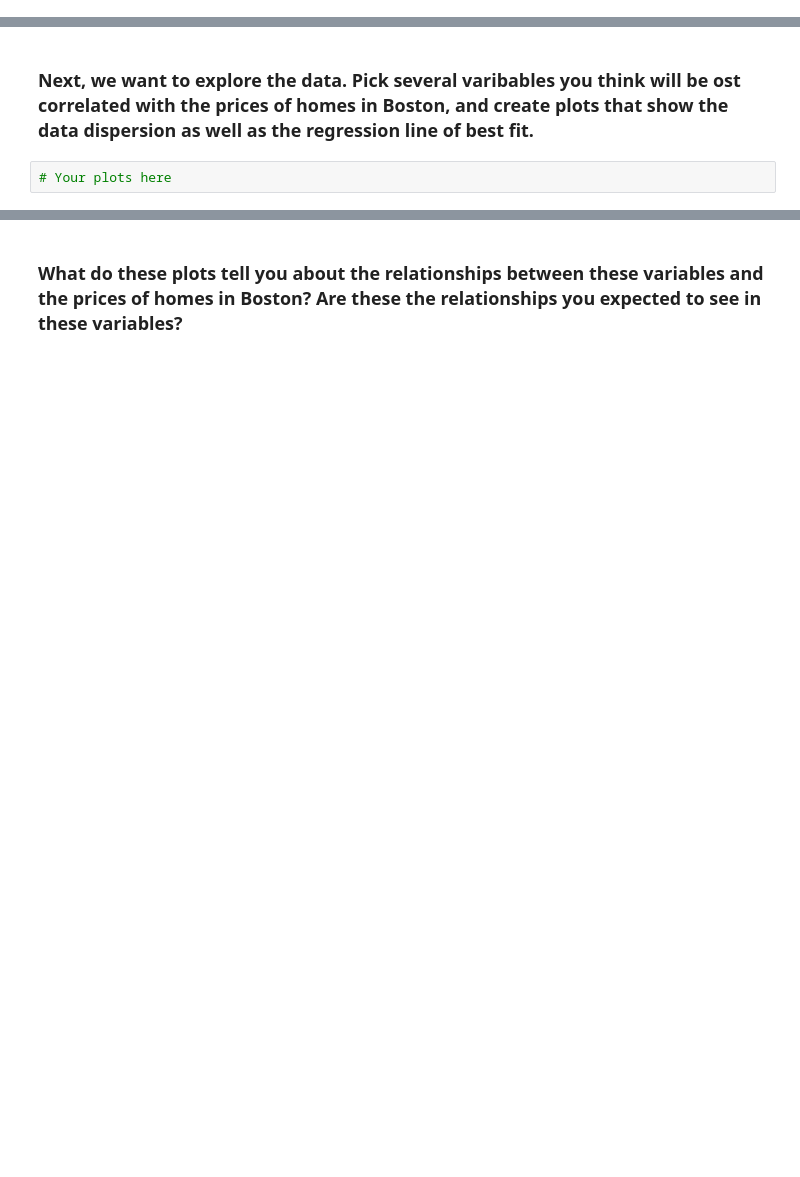
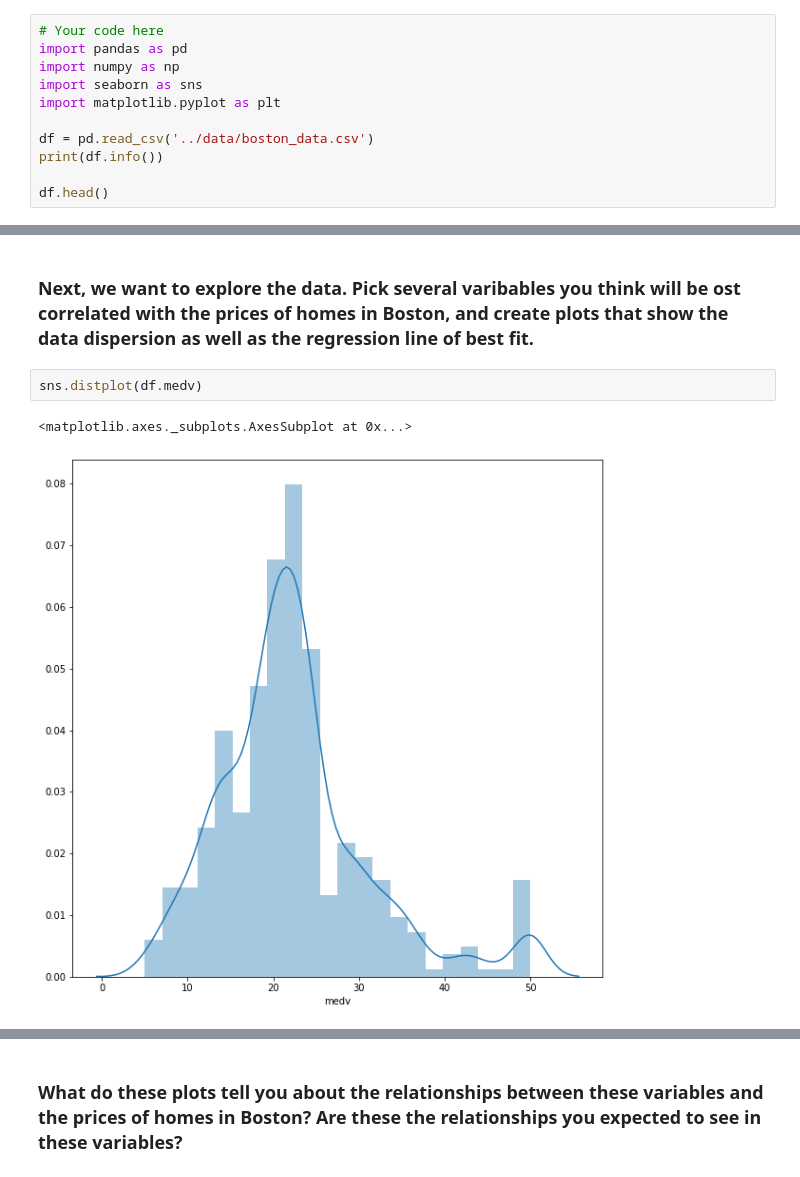
Before and after one commit to ironhack-bcn-data-pt/50-lab-problems-with-ML, a Jupyter notebook: your-code/lab_boston_housing.ipynb, the cells around one changed output, grey strips where cells are left out. Saved outputs shown, nothing was run; the diff lists cells and outputs as text; blank space fills up the shorter version.

Commit message:
Boston

```diff
--- a/your-code/lab_boston_housing.ipynb
+++ b/your-code/lab_boston_housing.ipynb
@@ -15,0 +14,11 @@ Since we want to predict the value of houses, the **target variable**, `'MEDV'`,
+# %%
+# Your code here
+import pandas as pd
+import numpy as np
+import seaborn as sns
+import matplotlib.pyplot as plt
+
+df = pd.read_csv('../data/boston_data.csv')
+print(df.info())
+
+df.head()
@@ -16,4 +49,7 @@ Since we want to predict the value of houses, the **target variable**, `'MEDV'`,
 # %% [markdown]
 ### Next, we want to explore the data. Pick several varibables you think will be ost correlated with the prices of homes in Boston, and create plots that show the data dispersion as well as the regression line of best fit.
-# %%
-# Your plots here
+# %%
+sns.distplot(df.medv)
+# %% [output]
+<matplotlib.axes._subplots.AxesSubplot at 0x...>
+[figure, added]
```
Also changed, not shown: parts of 22 cells of this notebook.
